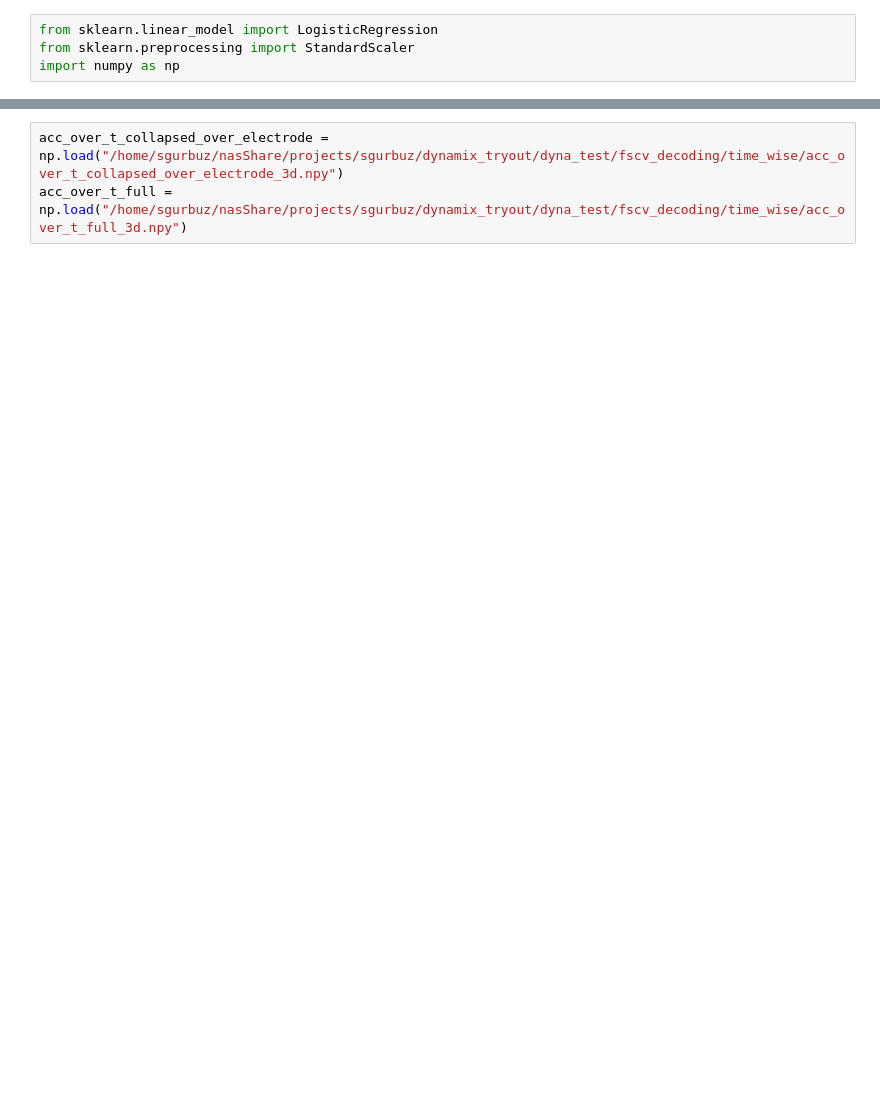
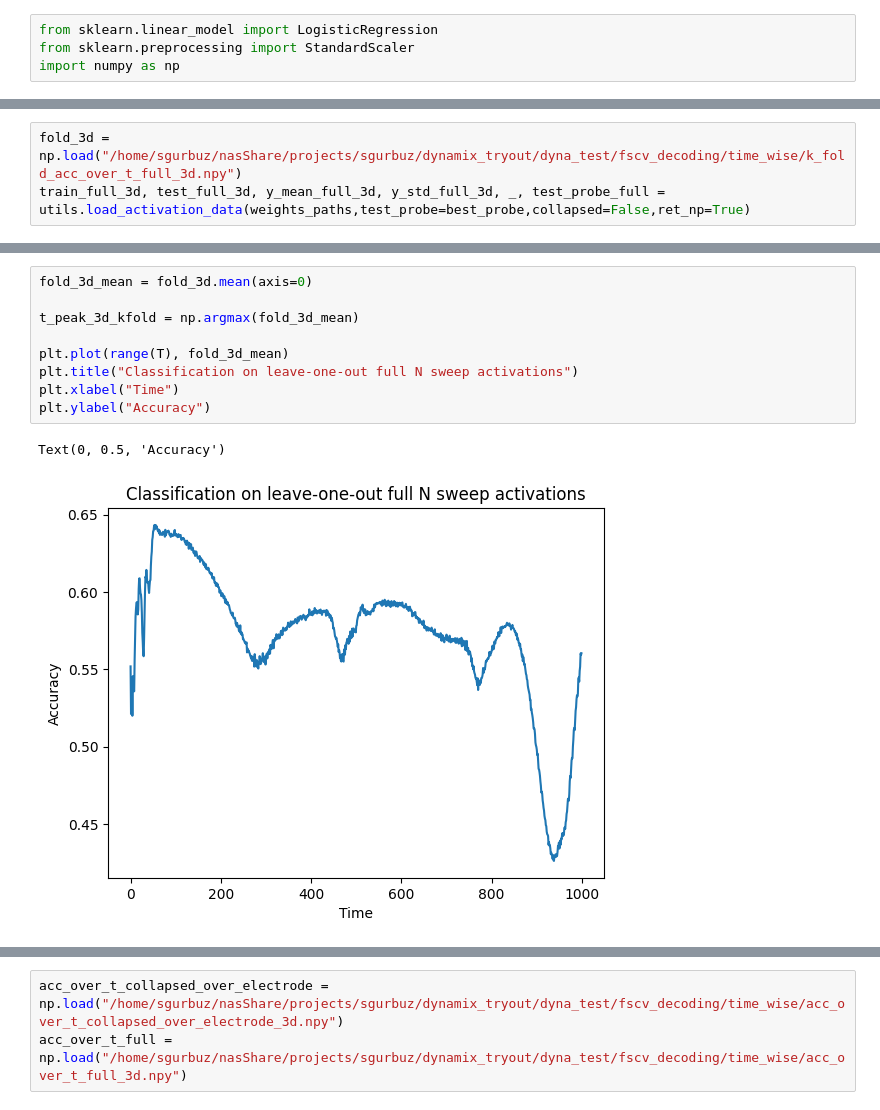
Before and after one commit to saruhan12/fscv_decoding, a Jupyter notebook: time_wise_decoding.ipynb, the cells around one changed output, grey strips where cells are left out. Saved outputs shown, nothing was run; the diff lists cells and outputs as text; blank space fills up the shorter version.

```diff
--- a/time_wise_decoding.ipynb
+++ b/time_wise_decoding.ipynb
@@ -7,0 +241,3 @@ import src_v1.utils as utils
+# %%
+fold_3d = np.load("/home/sgurbuz/nasShare/projects/sgurbuz/dynamix_tryout/dyna_test/fscv_decoding/time_wise/k_fold_acc_over_t_full_3d.npy")
+train_full_3d, test_full_3d, y_mean_full_3d, y_std_full_3d, _, test_probe_full =  utils.load_activation_data(weights_paths,test_probe=best_probe,collapsed=False,ret_np=True)
@@ -7,0 +262,12 @@ import src_v1.utils as utils
+# %%
+fold_3d_mean = fold_3d.mean(axis=0)
+
+t_peak_3d_kfold = np.argmax(fold_3d_mean)
+
+plt.plot(range(T), fold_3d_mean)
+plt.title("Classification on leave-one-out full N sweep activations")
+plt.xlabel("Time")
+plt.ylabel("Accuracy")
+# %% [output]
+Text(0, 0.5, 'Accuracy')
+[figure, added]
```
Also changed, not shown: parts of 21 cells of this notebook, 2 other files.
